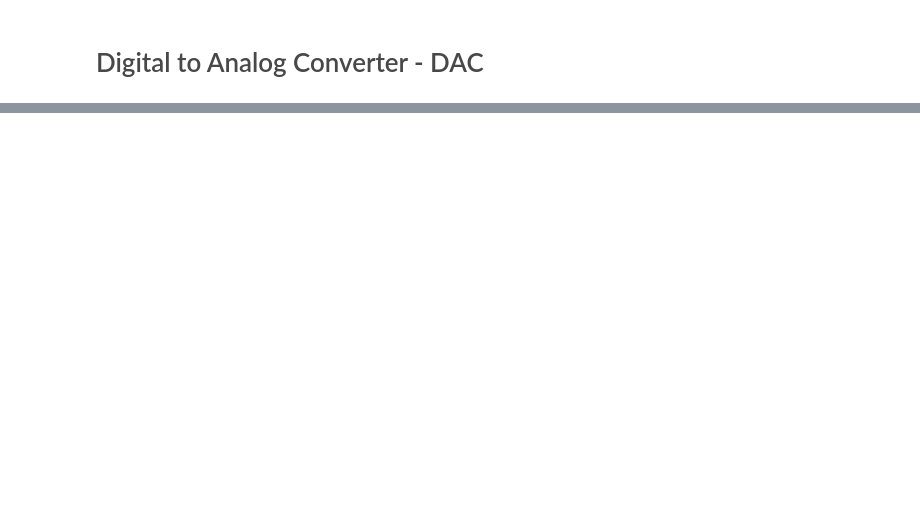
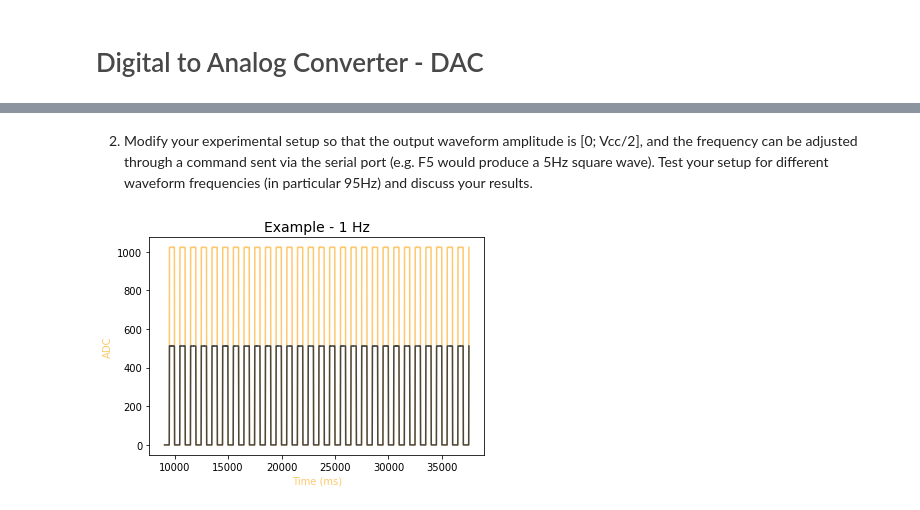
Before and after one commit to scientisst/notebooks, a Jupyter notebook: B.Instrumentation/B004 Digital to Analog Converter - DAC/B004 Digital to Analog Converter - DAC.ipynb, the cells around one changed output, grey strips where cells are left out. Saved outputs shown, nothing was run; the diff lists cells and outputs as text; code cells hidden in the pictures; blank space fills up the shorter version.

```diff
--- a/B.Instrumentation/B004 Digital to Analog Converter - DAC/B004 Digital to Analog Converter - DAC.ipynb
+++ b/B.Instrumentation/B004 Digital to Analog Converter - DAC/B004 Digital to Analog Converter - DAC.ipynb
@@ -157,0 +118,27 @@ void setup(){
+# %% [markdown]
+2) Modify your experimental setup so that the output waveform amplitude is [0; Vcc/2], and the frequency can be adjusted through a command sent via the serial port (e.g. F5 would produce a 5Hz square wave). Test your setup for different waveform frequencies (in particular 95Hz) and discuss your results.
+# %%
+# Example: 1 Hz
+
+import pylab as pl
+import matplotlib.pyplot as plt
+
+fname = './data/L3.2-1Hz-115200bps.csv'
+
+raw = pl.loadtxt(fname, delimiter = ',')
+
+col_1 = raw[:, 0]
+col_2 = raw[:, 1]
+col_3 = raw[:, 2]
+
+plt.title('Example - 1 Hz', {'size':14})
+
+plt.xlabel('Time (ms)', color = "#fdc86e")
+plt.ylabel('ADC', color = "#fdc86e")
+
+plt.plot(col_1, col_2, color = "#fdc86e")
+plt.plot(col_1, col_3, color = "#474747")
+
+plt.show()
+# %% [output]
+[figure, added]
```
Also changed, not shown: parts of 50 cells of this notebook, 6 other files.
